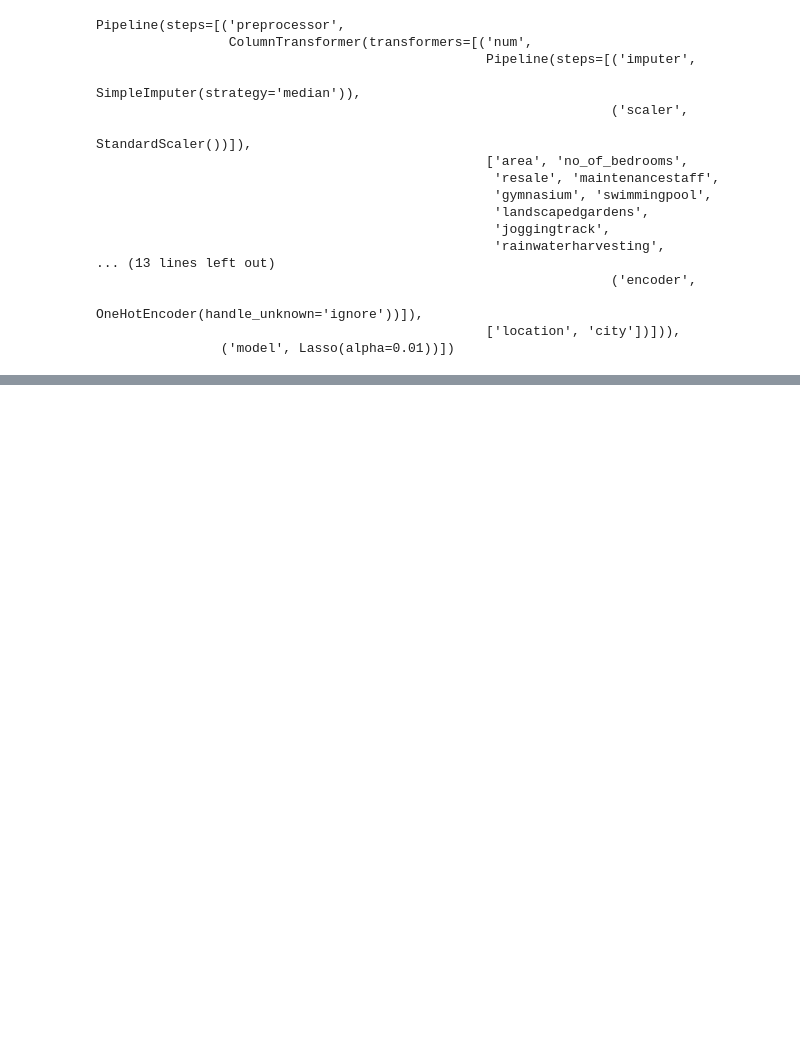
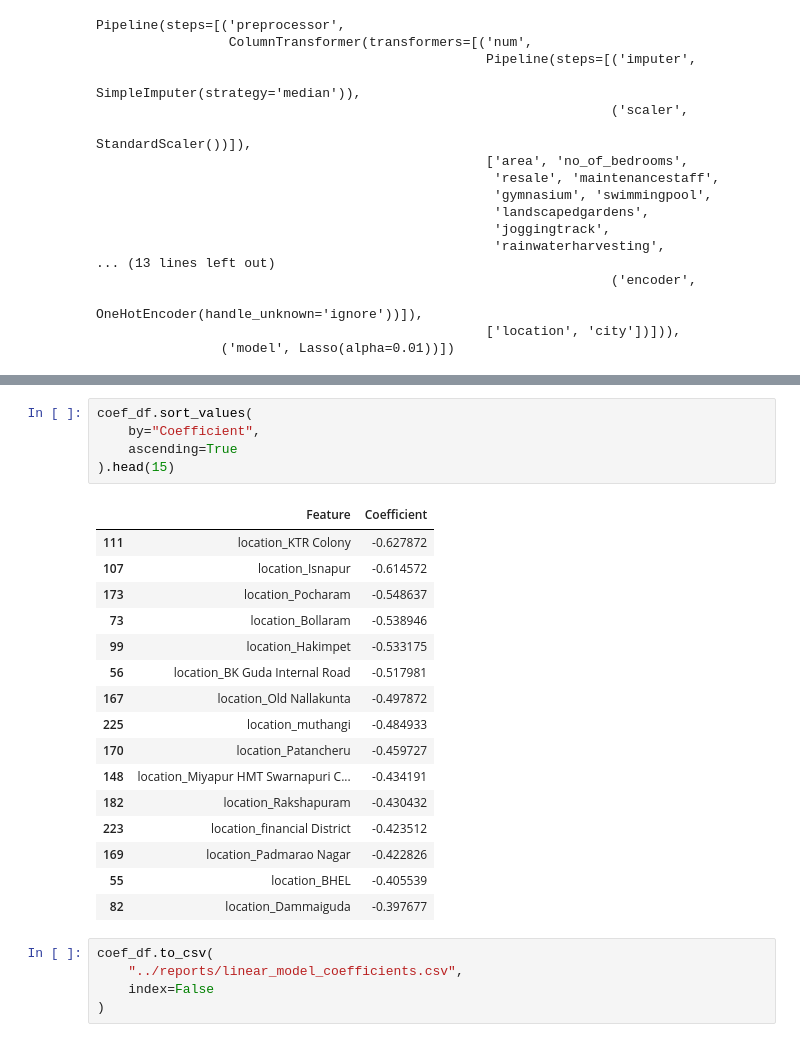
Before and after one commit to MohammedMateen0/Apartment-Price-Predictor, a Jupyter notebook: notebooks/02_linear_models.ipynb, the cells around one changed output, grey strips where cells are left out. Saved outputs shown, nothing was run; the diff lists cells and outputs as text; blank space fills up the shorter version.

```diff
--- a/notebooks/02_linear_models.ipynb
+++ b/notebooks/02_linear_models.ipynb
@@ -592,3 +377,30 @@ coef_df.sort_values(
 | 200 | location_Sri Nagar Colony | 0.433513 |
 | 131 | location_Madhapur | 0.425974 |
 | 97 | location_Habsiguda | 0.424805 |
+# %%
+coef_df.sort_values(
+    by="Coefficient",
+    ascending=True
+).head(15)
+# %% [output]
+|  | Feature | Coefficient |
+| 111 | location_KTR Colony | -0.627872 |
+| 107 | location_Isnapur | -0.614572 |
+| 173 | location_Pocharam | -0.548637 |
+| 73 | location_Bollaram | -0.538946 |
+| 99 | location_Hakimpet | -0.533175 |
+| 56 | location_BK Guda Internal Road | -0.517981 |
+| 167 | location_Old Nallakunta | -0.497872 |
+| 225 | location_muthangi | -0.484933 |
+| 170 | location_Patancheru | -0.459727 |
+| 148 | location_Miyapur HMT Swarnapuri C... | -0.434191 |
+| 182 | location_Rakshapuram | -0.430432 |
+| 223 | location_financial District | -0.423512 |
+| 169 | location_Padmarao Nagar | -0.422826 |
+| 55 | location_BHEL | -0.405539 |
+| 82 | location_Dammaiguda | -0.397677 |
+# %%
+coef_df.to_csv(
+    "../reports/linear_model_coefficients.csv",
+    index=False
+)
```
Also changed, not shown: parts of 49 cells of this notebook, 10 other files.
